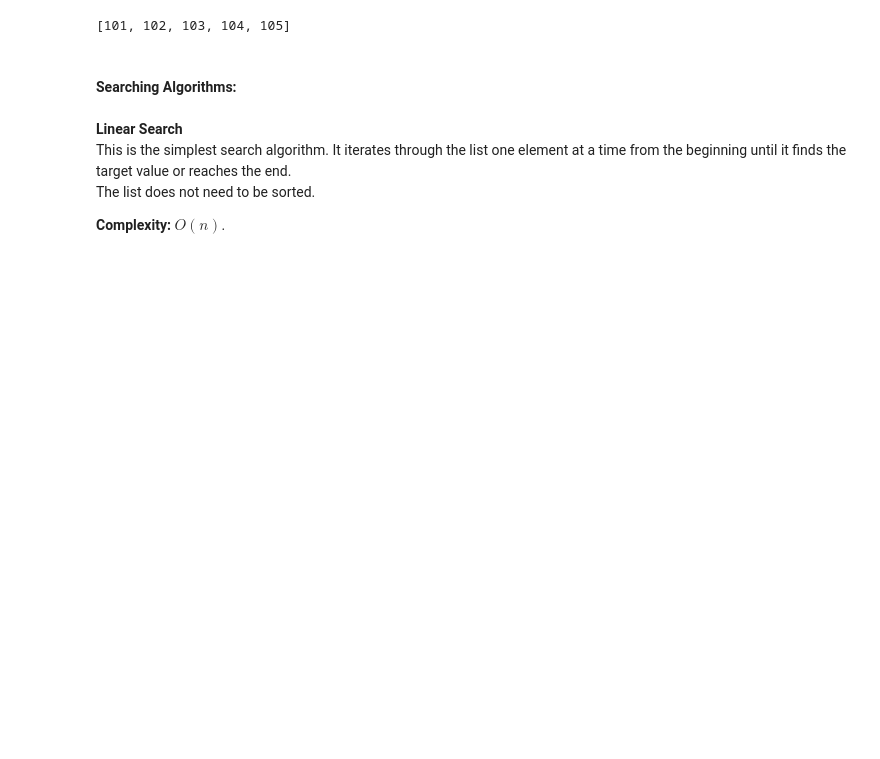
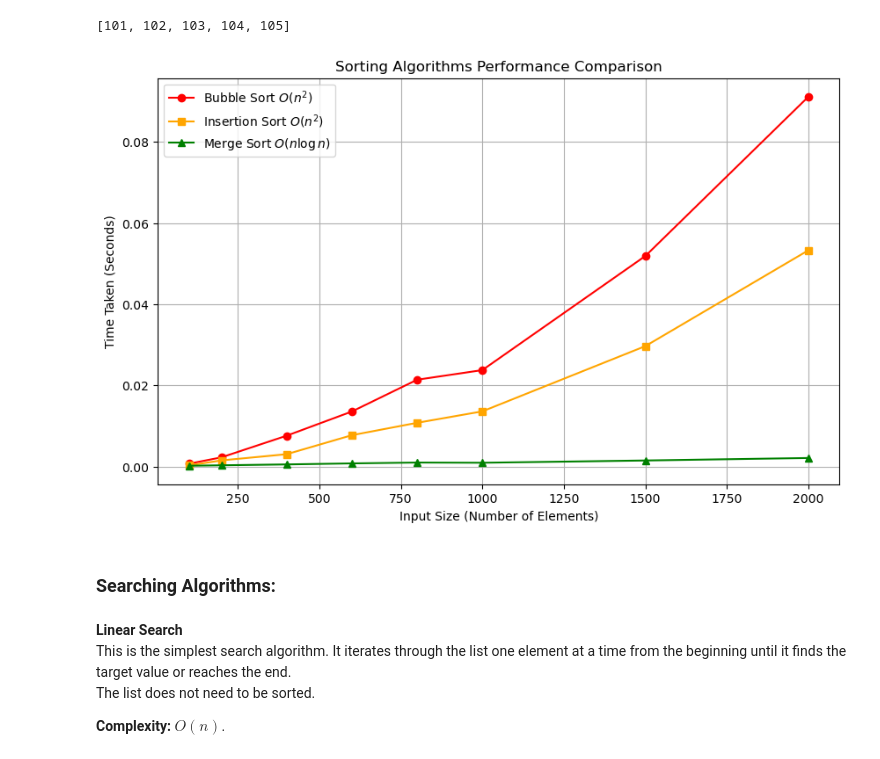
Before and after one commit to yasashagit/dsa_project, a Jupyter notebook: notebook/Demo_file.ipynb, the cells around one changed output. Cells and saved outputs as stored; diff of their text form; code cells hidden in the pictures; blank space fills up the shorter version.

```diff
--- a/notebook/Demo_file.ipynb
+++ b/notebook/Demo_file.ipynb
@@ -618,8 +618,48 @@ sorted_customers_id = merge_sort(customers_id)
 print(sorted_customers_id)
 # %% [output]
 [101, 102, 103, 104, 105]
+# %%
+input_sizes = [100, 200, 400, 600, 800, 1000, 1500, 2000]
+bubble_times = []
+insertion_times = []
+merge_times = []
+
+for size in input_sizes:
+    data = [random.randint(0, 10000) for _ in range(size)]
+
+    data_copy = data.copy()
+    start = time.perf_counter()
+    bubble_sort(data_copy)
+    end = time.perf_counter()
+    bubble_times.append(end - start)
+
+    data_copy = data.copy()
+    start = time.perf_counter()
+    insertion_sort(data_copy)
+    end = time.perf_counter()
+    insertion_times.append(end - start)
+
+    data_copy = data.copy()
+    start = time.perf_counter()
+    merge_sort(data_copy)
+    end = time.perf_counter()
+    merge_times.append(end - start)
+
+plt.figure(figsize=(10, 6))
+plt.plot(input_sizes, bubble_times, label='Bubble Sort $O(n^2)$', marker='o', color='red')
+plt.plot(input_sizes, insertion_times, label='Insertion Sort $O(n^2)$', marker='s', color='orange')
+plt.plot(input_sizes, merge_times, label='Merge Sort $O(n \log n)$', marker='^', color='green')
+
+plt.title('Sorting Algorithms Performance Comparison')
+plt.xlabel('Input Size (Number of Elements)')
+plt.ylabel('Time Taken (Seconds)')
+plt.legend()
+plt.grid(True)
+plt.show()
+# %% [output]
+[figure, added]
 # %% [markdown]
-#### Searching Algorithms:
+### Searching Algorithms:
 # %% [markdown]
 **Linear Search**
 <br>
```
Also changed, not shown: parts of 13 cells of this notebook, 2 other files.
